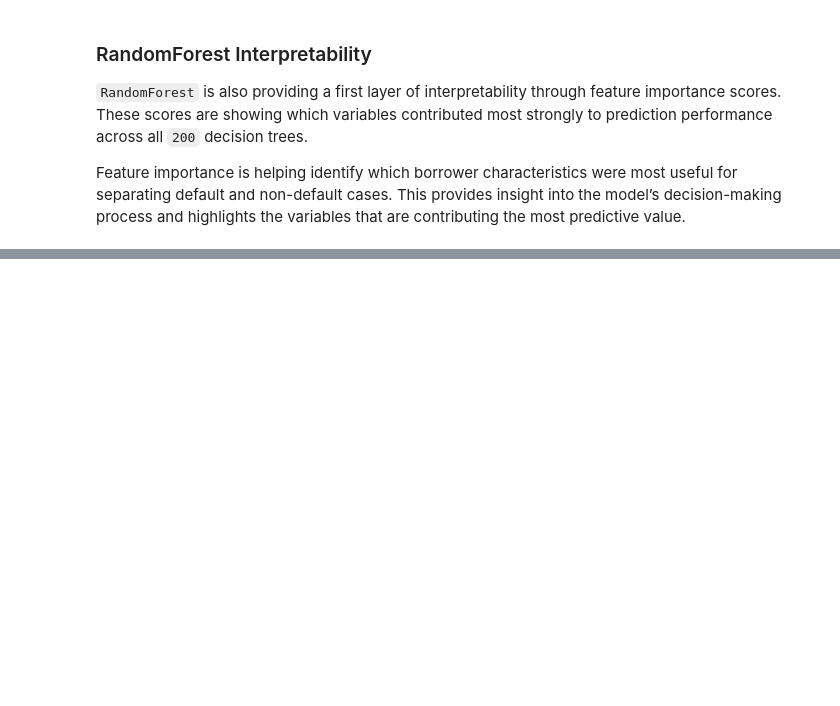
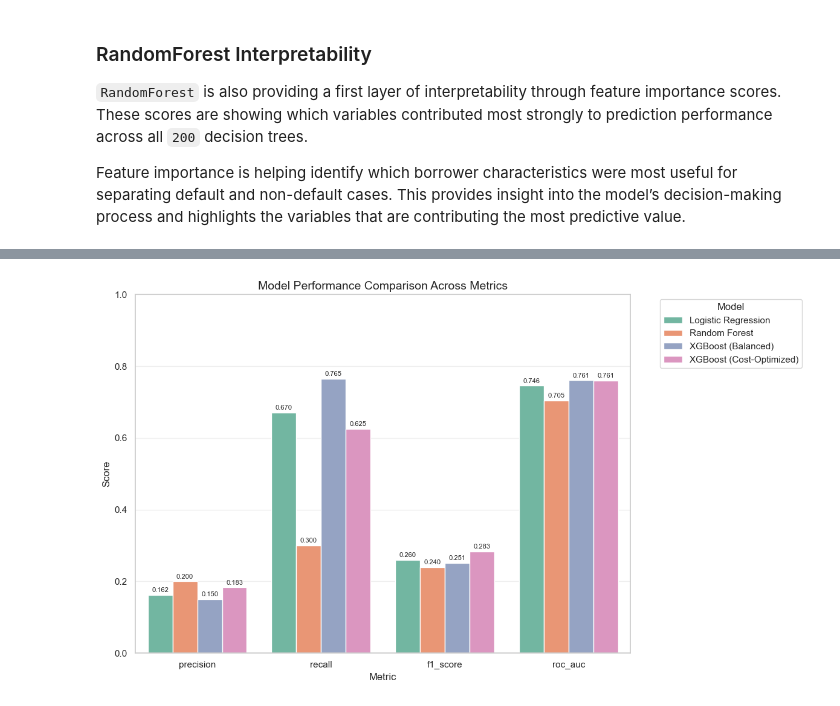
Before and after one commit to KimutaiHub/Loan-Default-Risk-Predictions, a Jupyter notebook: loan_default_risk_prediction.ipynb, the cells around one changed output, grey strips where cells are left out. Cells and saved outputs as stored; diff of their text form; code cells hidden in the pictures; blank space fills up the shorter version.

Commit message:
Modeling

```diff
--- a/loan_default_risk_prediction.ipynb
+++ b/loan_default_risk_prediction.ipynb
@@ -1727,0 +1981,16 @@ Feature importance is helping identify which borrower characteristics were most
+# %%
+thresholds = np.arange(0.3, 0.7, 0.01)
+costs = []
+
+for thresh in thresholds:
+    preds_thresh = (proba_cost >= thresh).astype(int)
+    tn_t, fp_t, fn_t, tp_t = confusion_matrix(y_test, preds_thresh).ravel()
+    total_cost_t = (fn_t * cost_fn) + (fp_t * cost_fp)
+    costs.append(total_cost_t)
+
+best_idx = np.argmin(costs)
+best_thresh_cost = thresholds[best_idx]
+min_cost = costs[best_idx]
+
+print(f"Cost-minimizing threshold: {best_thresh_cost:.2f}")
+print(f"Minimum total cost: ${min_cost:,.2f}")
@@ -1727,0 +2225,27 @@ Feature importance is helping identify which borrower characteristics were most
+# %%
+# Prepare data for grouped bar chart
+metrics_to_plot = ['precision', 'recall', 'f1_score', 'roc_auc']
+plot_data = results_df[['model_name'] + metrics_to_plot].melt(
+    id_vars=['model_name'],
+    value_vars=metrics_to_plot,
+    var_name='metric',
+    value_name='score'
+)
+
+plt.figure(figsize=(12, 7))
+sns.barplot(data=plot_data, x='metric', y='score', hue='model_name', palette='Set2')
+plt.ylim(0, 1)
+plt.title('Model Performance Comparison Across Metrics', fontsize=14)
+plt.xlabel('Metric')
+plt.ylabel('Score')
+plt.legend(title='Model', bbox_to_anchor=(1.05, 1), loc='upper left')
+plt.grid(axis='y', alpha=0.3)
+
+# Add value labels on bars
+for container in plt.gca().containers:
+    plt.gca().bar_label(container, fmt='%.3f', fontsize=8, padding=2)
+
+plt.tight_layout()
+plt.show()
+# %% [output]
+[figure, added]
```
Also changed, not shown: parts of 48 cells of this notebook.
